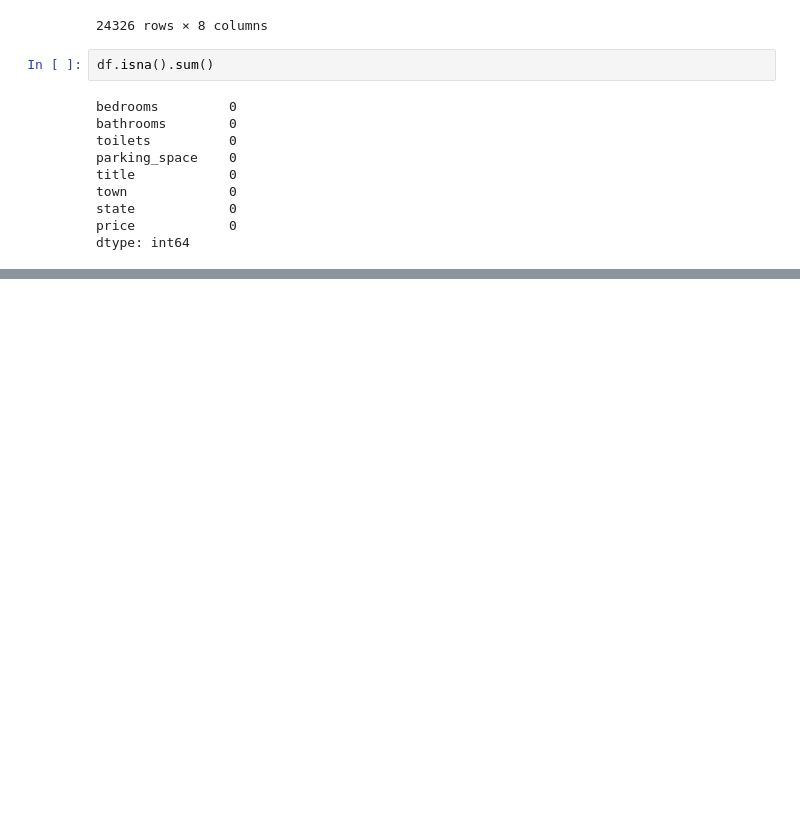
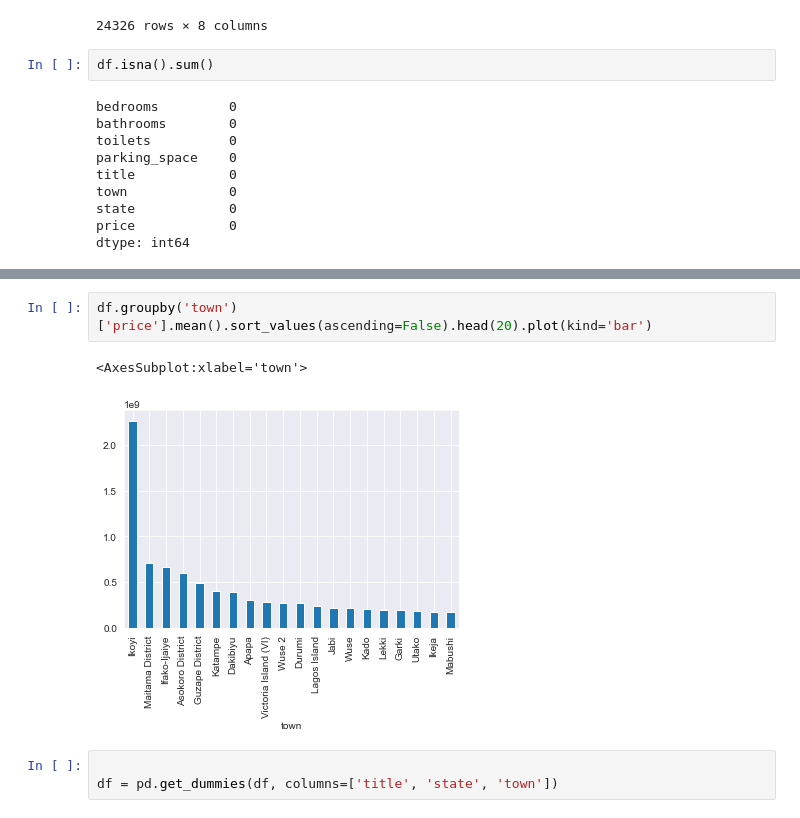
Before and after one commit to DOMINION-JOHN1/Nigeria_House_Price_Predictions, a Jupyter notebook: nigeria_house_price_prediction_RFR.ipynb, the cells around one changed output, grey strips where cells are left out. Drawn from its saved outputs; the diff is of its cells as text; blank space fills up the shorter version.

```diff
--- a/nigeria_house_price_prediction_RFR.ipynb
+++ b/nigeria_house_price_prediction_RFR.ipynb
@@ -36,2 +61,10 @@ dtype: int64
+# %%
+df.groupby('town')['price'].mean().sort_values(ascending=False).head(20).plot(kind='bar')
+# %% [output]
+<AxesSubplot:xlabel='town'>
+[figure, added]
+# %%
+
+df = pd.get_dummies(df, columns=['title', 'state', 'town'])
 # %%
 df
```
Also changed, not shown: parts of 13 cells of this notebook.
